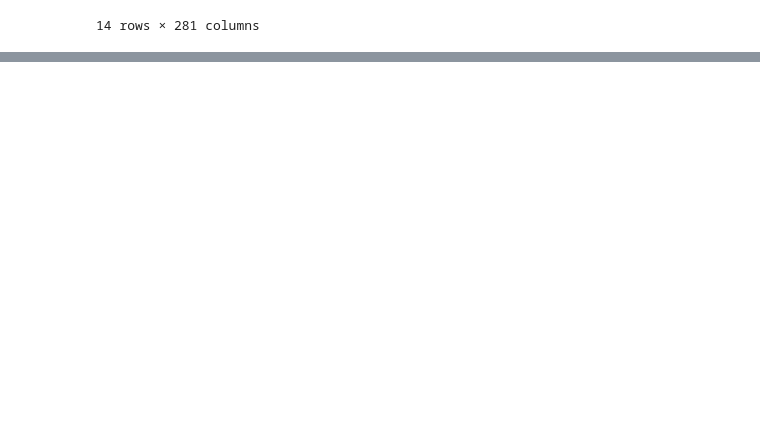
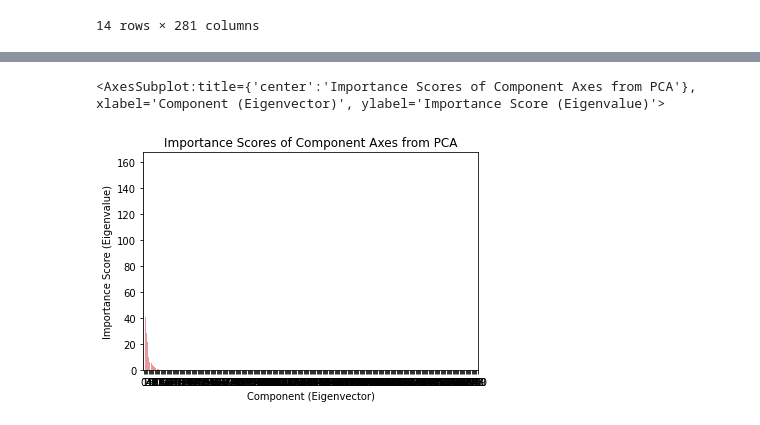
Before and after one commit to Starfarmer2/DIIG_Aquatrax_F23, a Jupyter notebook: src/Small_Leaks/PCA_Caroline.ipynb, the cells around one changed output, grey strips where cells are left out. Drawn from its saved outputs; the diff is of its cells as text; code cells hidden in the pictures; blank space fills up the shorter version.

```diff
--- a/src/Small_Leaks/PCA_Caroline.ipynb
+++ b/src/Small_Leaks/PCA_Caroline.ipynb
@@ -184,3 +184,12 @@ df_accounts_pivoted
 # %%
 #save pivoted and combined dataframe
 df_accounts_pivoted.to_csv("../../data/Processed_Data/leakage_fourier_transform_results.csv")
+# %%
+#Normalize data for PCA
+
+#Replace standard deviation
+std_df = df_accounts_pivoted.std(skipna=False)
+#for i in range(len(std_df)):
+    #if std_df[i] == 0:
+        #std_df[i] = 1
+std_df
@@ -186,0 +210,3 @@ df_accounts_pivoted.to_csv("../../data/Processed_Data/leakage_fourier_transform_
+# %%
+normalized_df=(df_accounts_pivoted-df_accounts_pivoted.mean())/std_df
+normalized_df
@@ -186,0 +231,17 @@ df_accounts_pivoted.to_csv("../../data/Processed_Data/leakage_fourier_transform_
+# %%
+#Compute PCA
+cov_df = normalized_df.cov()
+evals, evecs = np.linalg.eig(cov_df)
+evecs = evecs.transpose()
+# %%
+#Sort eigenvectors by eigenvalues in decreasing order
+sort_evecs = []
+for i in range(len(evals)):
+    sort_evecs.append(np.append(evals[i],evecs[i]))
+sort_evecs = sorted(sort_evecs,key=lambda x : -x[0])
+sort_evals = [sort_evecs[i][0] for i in range(len(sort_evecs))]
+sort_evecs = [sort_evecs[i][1:] for i in range(len(sort_evecs))]
+
+sort_evals = np.array(sort_evals)
+sort_evecs = np.array(sort_evecs)
+sort_evecs
@@ -186,0 +268,8 @@ df_accounts_pivoted.to_csv("../../data/Processed_Data/leakage_fourier_transform_
+# %%
+#Plot importance of e-vecs
+plt.title("Importance Scores of Component Axes from PCA")
+graph_evals = pd.DataFrame([[i,sort_evals[i]] for i in range(len(sort_evals))],columns=["Component (Eigenvector)","Importance Score (Eigenvalue)"])
+seaborn.barplot(data=graph_evals,x="Component (Eigenvector)",y="Importance Score (Eigenvalue)")
+# %% [output]
+<AxesSubplot:title={'center':'Importance Scores of Component Axes from PCA'}, xlabel='Component (Eigenvector)', ylabel='Importance Score (Eigenvalue)'>
+[figure, added]
```
Also changed, not shown: parts of 6 cells of this notebook.
